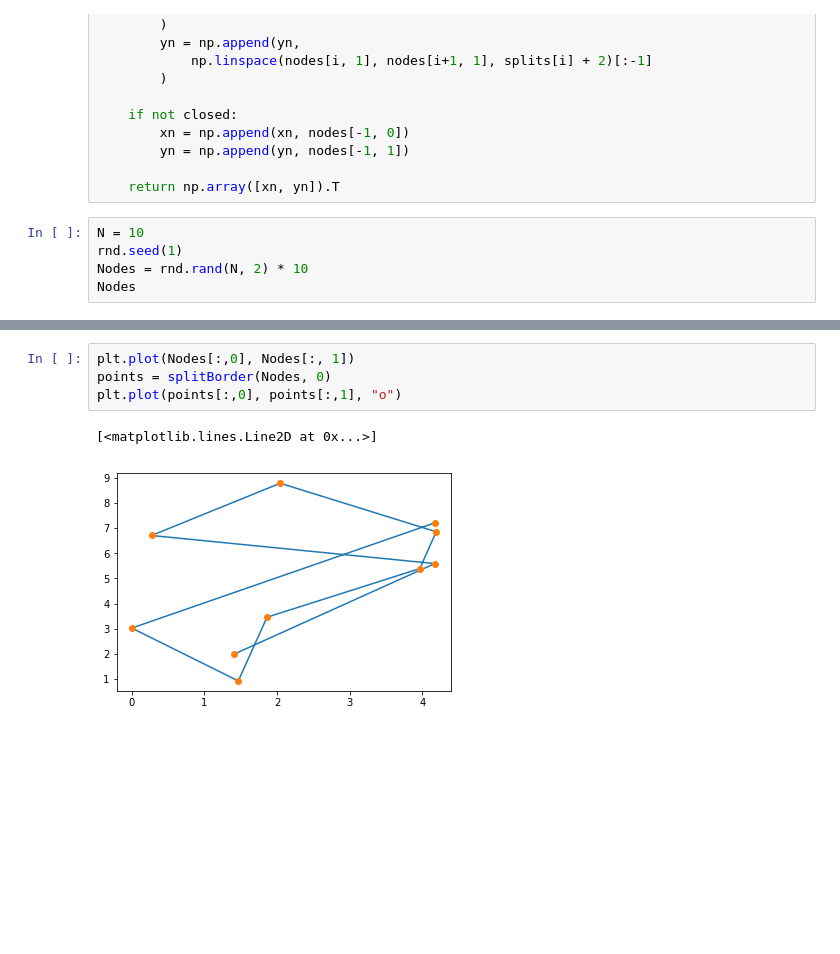
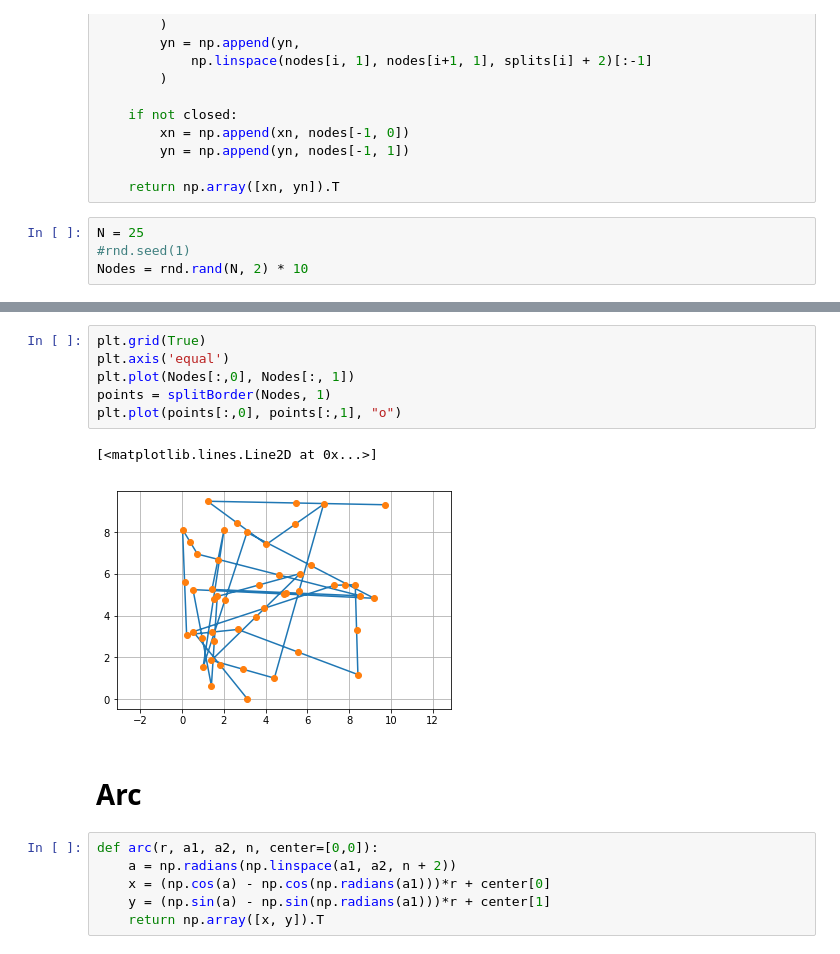
Before and after one commit to AlezM/instrumental-modeling-sources, a Jupyter notebook: Split Border Func.ipynb, the cells around one changed output, grey strips where cells are left out. Saved outputs shown, nothing was run; the diff lists cells and outputs as text; blank space fills up the shorter version.

Commit message:
Try to do previous seminar
- Make one side detail grid and triangulation

```diff
--- a/Split Border Func.ipynb
+++ b/Split Border Func.ipynb
@@ -48,7 +48,6 @@ def splitBorder(nodes, splits, closed=False):
 
     return np.array([xn, yn]).T
 # %%
-N = 10
-rnd.seed(1)
+N = 25
+#rnd.seed(1)
 Nodes = rnd.rand(N, 2) * 10
-Nodes
@@ -66,7 +54,17 @@ array([[4.17022005e+00, 7.20324493e+00],
 # %%
+plt.grid(True)
+plt.axis('equal')
 plt.plot(Nodes[:,0], Nodes[:, 1])
-points = splitBorder(Nodes, 0)
+points = splitBorder(Nodes, 1)
 plt.plot(points[:,0], points[:,1], "o")
 # %% [output]
 [<matplotlib.lines.Line2D at 0x...>]
-[figure, old version]
+[figure, new version]
+# %% [markdown]
+# Arc
+# %%
+def arc(r, a1, a2, n, center=[0,0]):
+    a = np.radians(np.linspace(a1, a2, n + 2))
+    x = (np.cos(a) - np.cos(np.radians(a1)))*r + center[0]
+    y = (np.sin(a) - np.sin(np.radians(a1)))*r + center[1]
+    return np.array([x, y]).T
```
Also changed, not shown: parts of 33 cells of this notebook, 2 other files.
